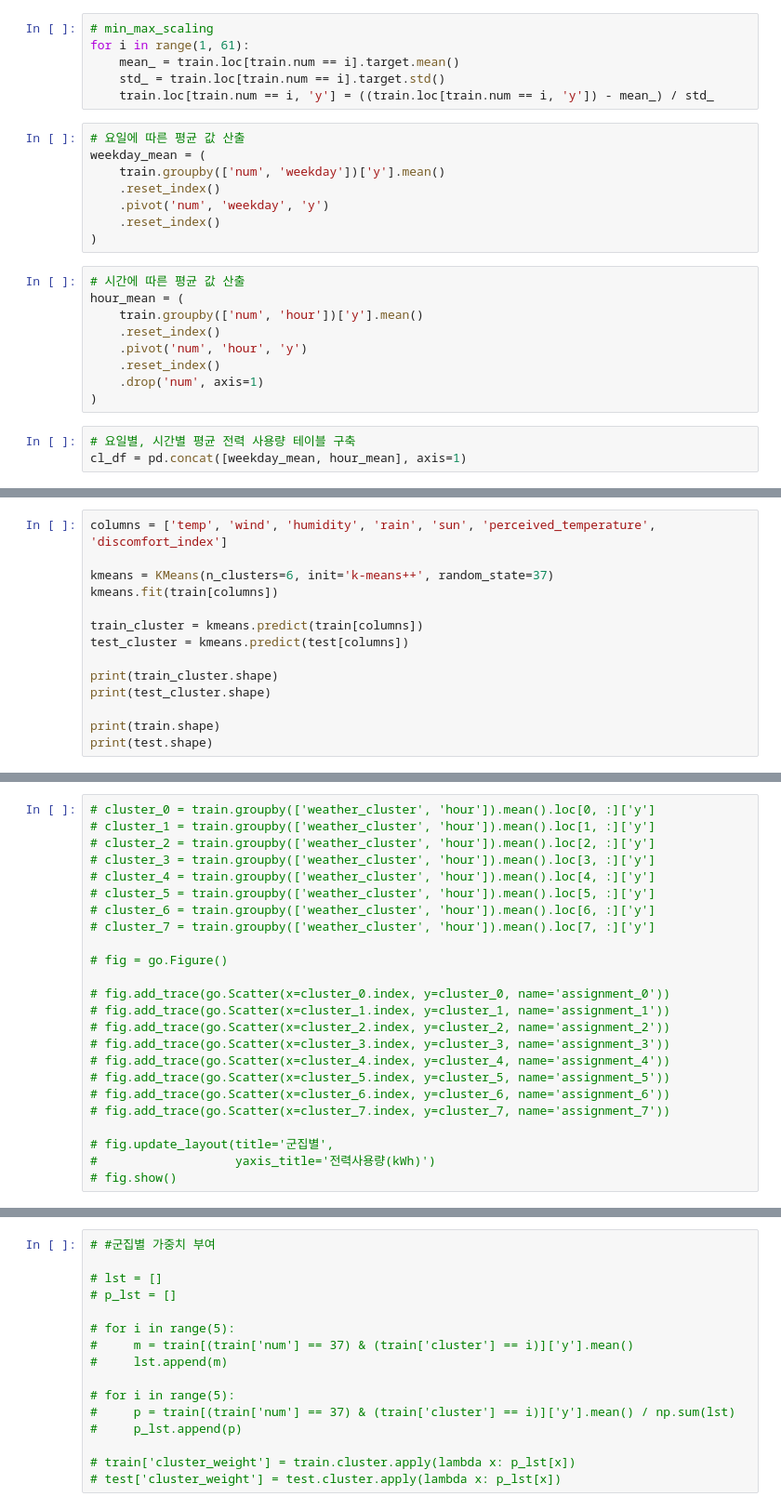
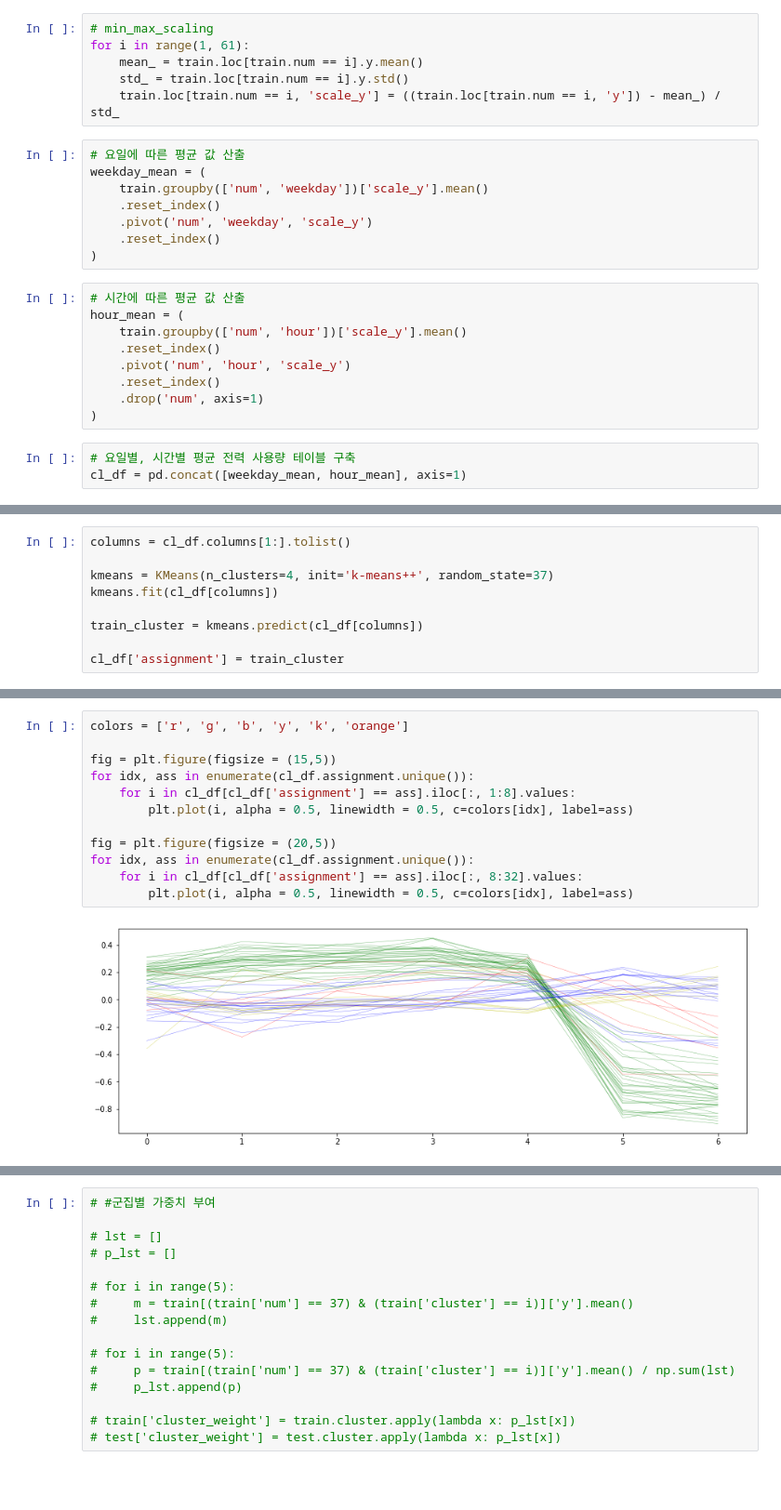
Before and after one commit to mhyeongyu/TIL, a Jupyter notebook: 데이콘/전력사용량/modeling.ipynb, the cells around one changed output, grey strips where cells are left out. Shown at 93% size. Drawn from its saved outputs; the diff is of its cells as text; blank space fills up the shorter version.

```diff
--- a/데이콘/전력사용량/modeling.ipynb
+++ b/데이콘/전력사용량/modeling.ipynb
@@ -118,23 +153,23 @@ train = train.drop(idx_45, axis=0)
 # %%
 # min_max_scaling
 for i in range(1, 61):
-    mean_ = train.loc[train.num == i].target.mean()
-    std_ = train.loc[train.num == i].target.std()
-    train.loc[train.num == i, 'y'] = ((train.loc[train.num == i, 'y']) - mean_) / std_
+    mean_ = train.loc[train.num == i].y.mean()
+    std_ = train.loc[train.num == i].y.std()
+    train.loc[train.num == i, 'scale_y'] = ((train.loc[train.num == i, 'y']) - mean_) / std_
 # %%
 # 요일에 따른 평균 값 산출
 weekday_mean = (
-    train.groupby(['num', 'weekday'])['y'].mean()
+    train.groupby(['num', 'weekday'])['scale_y'].mean()
     .reset_index()
-    .pivot('num', 'weekday', 'y')
+    .pivot('num', 'weekday', 'scale_y')
     .reset_index()
 )
 # %%
 # 시간에 따른 평균 값 산출
 hour_mean = (
-    train.groupby(['num', 'hour'])['y'].mean()
+    train.groupby(['num', 'hour'])['scale_y'].mean()
     .reset_index()
-    .pivot('num', 'hour', 'y')
+    .pivot('num', 'hour', 'scale_y')
     .reset_index()
     .drop('num', axis=1)
 )
@@ -182,14 +179,9 @@ clusters = cluster_evaluate(train, knn_n_cluster, columns)
 # %%
-columns = ['temp', 'wind', 'humidity', 'rain', 'sun', 'perceived_temperature', 'discomfort_index']
+columns = cl_df.columns[1:].tolist()
 
-kmeans = KMeans(n_clusters=6, init='k-means++', random_state=37)
-kmeans.fit(train[columns])
+kmeans = KMeans(n_clusters=4, init='k-means++', random_state=37)
+kmeans.fit(cl_df[columns])
 
-train_cluster = kmeans.predict(train[columns])
-test_cluster = kmeans.predict(test[columns])
+train_cluster = kmeans.predict(cl_df[columns])
 
-print(train_cluster.shape)
-print(test_cluster.shape)
-
-print(train.shape)
-print(test.shape)
+cl_df['assignment'] = train_cluster
@@ -206,24 +188,14 @@ train['y'] = train['y'].astype('float32')
-# %%
-# cluster_0 = train.groupby(['weather_cluster', 'hour']).mean().loc[0, :]['y']
-# cluster_1 = train.groupby(['weather_cluster', 'hour']).mean().loc[1, :]['y']
-# cluster_2 = train.groupby(['weather_cluster', 'hour']).mean().loc[2, :]['y']
-# cluster_3 = train.groupby(['weather_cluster', 'hour']).mean().loc[3, :]['y']
-# cluster_4 = train.groupby(['weather_cluster', 'hour']).mean().loc[4, :]['y']
-# cluster_5 = train.groupby(['weather_cluster', 'hour']).mean().loc[5, :]['y']
-# cluster_6 = train.groupby(['weather_cluster', 'hour']).mean().loc[6, :]['y']
-# cluster_7 = train.groupby(['weather_cluster', 'hour']).mean().loc[7, :]['y']
-
-# fig = go.Figure()
-
-# fig.add_trace(go.Scatter(x=cluster_0.index, y=cluster_0, name='assignment_0'))
-# fig.add_trace(go.Scatter(x=cluster_1.index, y=cluster_1, name='assignment_1'))
-# fig.add_trace(go.Scatter(x=cluster_2.index, y=cluster_2, name='assignment_2'))
-# fig.add_trace(go.Scatter(x=cluster_3.index, y=cluster_3, name='assignment_3'))
-# fig.add_trace(go.Scatter(x=cluster_4.index, y=cluster_4, name='assignment_4'))
-# fig.add_trace(go.Scatter(x=cluster_5.index, y=cluster_5, name='assignment_5'))
-# fig.add_trace(go.Scatter(x=cluster_6.index, y=cluster_6, name='assignment_6'))
-# fig.add_trace(go.Scatter(x=cluster_7.index, y=cluster_7, name='assignment_7'))
-
-# fig.update_layout(title='군집별',
-#                   yaxis_title='전력사용량(kWh)')
-# fig.show()
+# %%
+colors = ['r', 'g', 'b', 'y', 'k', 'orange']
+
+fig = plt.figure(figsize = (15,5))
+for idx, ass in enumerate(cl_df.assignment.unique()):
+    for i in cl_df[cl_df['assignment'] == ass].iloc[:, 1:8].values:
+        plt.plot(i, alpha = 0.5, linewidth = 0.5, c=colors[idx], label=ass)
+
+fig = plt.figure(figsize = (20,5))
+for idx, ass in enumerate(cl_df.assignment.unique()):
+    for i in cl_df[cl_df['assignment'] == ass].iloc[:, 8:32].values:
+        plt.plot(i, alpha = 0.5, linewidth = 0.5, c=colors[idx], label=ass)
+# %% [output]
+[figure, added]
```
Also changed, not shown: parts of 22 cells of this notebook, 2 other files.
